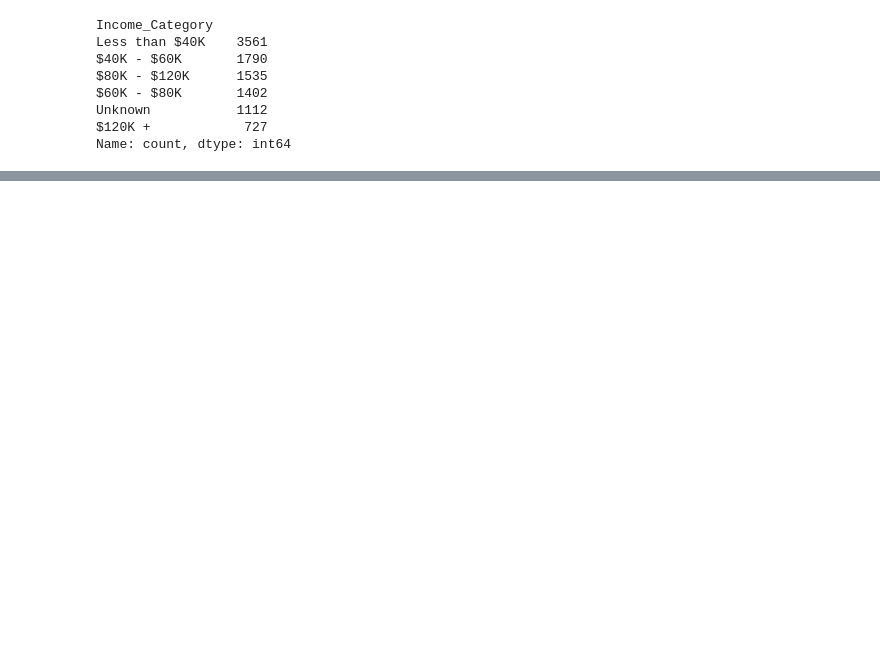
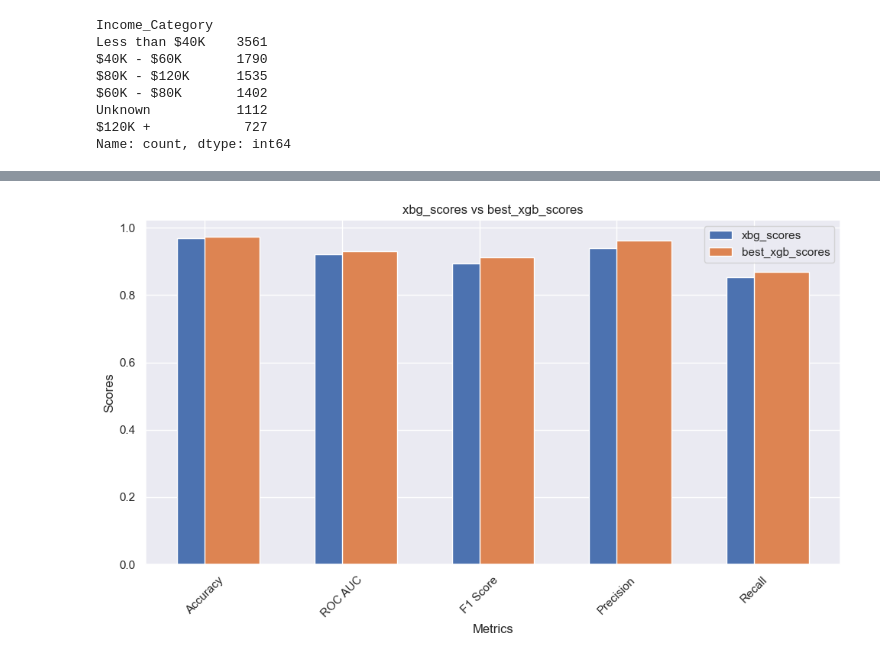
Before and after one commit to geneeol/data-analysis, a Jupyter notebook: bank_churn.ipynb, the cells around one changed output, grey strips where cells are left out. Drawn from its saved outputs; the diff is of its cells as text; code cells hidden in the pictures; blank space fills up the shorter version.

```diff
--- a/bank_churn.ipynb
+++ b/bank_churn.ipynb
@@ -652,4 +521,3 @@ df_model.head()
 # %%
-X_train, X_test, y_train, y_test = train_test_split(df_model.drop('Attrition_Flag', axis=1), df_model['Attrition_Flag'], test_size=0.2, random_state=42, stratify=df_model['Attrition_Flag'])
-oversample = SMOTE()
-X_up, y_up = oversample.fit_resample(X_train, y_train)
+X_train, X_test, y_train, y_test = train_test_split(df_model.drop('Attrition_Flag', axis=1),\
+       df_model['Attrition_Flag'], test_size=0.2, random_state=42, stratify=df_model['Attrition_Flag'])
@@ -683,0 +614,20 @@ Recall:  0.8492307692307692
+# %%
+param_dist = {
+    'n_estimators': randint(100, 500),
+    'learning_rate': uniform(0.01, 0.2),
+    'max_depth': randint(3, 10),
+    'subsample': uniform(0.6, 0.4),
+    'colsample_bytree': uniform(0.6, 0.4)
+}
+
+xgb_clf = XGBClassifier(random_state=42)
+
+random_search = RandomizedSearchCV(estimator=xgb_clf, param_distributions=param_dist, n_iter=100, scoring='recall', cv=5, verbose=1, n_jobs=-1, random_state=42)
+
+random_search.fit(X_train, y_train)
+print("Best parameters found: ", random_search.best_params_)
+
+best_xgb_clf = random_search.best_estimator_
+y_pred = best_xgb_clf.predict(X_test)
+print_scores(y_test, y_pred)
+best_xgb_scores = get_scores(y_test, y_pred)
@@ -683,0 +654,4 @@ Recall:  0.8492307692307692
+# %%
+plot_model_comparison(xgb_scores, best_xgb_scores, 'xbg_scores', 'best_xgb_scores')
+# %% [output]
+[figure, added]
```
Also changed, not shown: parts of 17 cells of this notebook.
